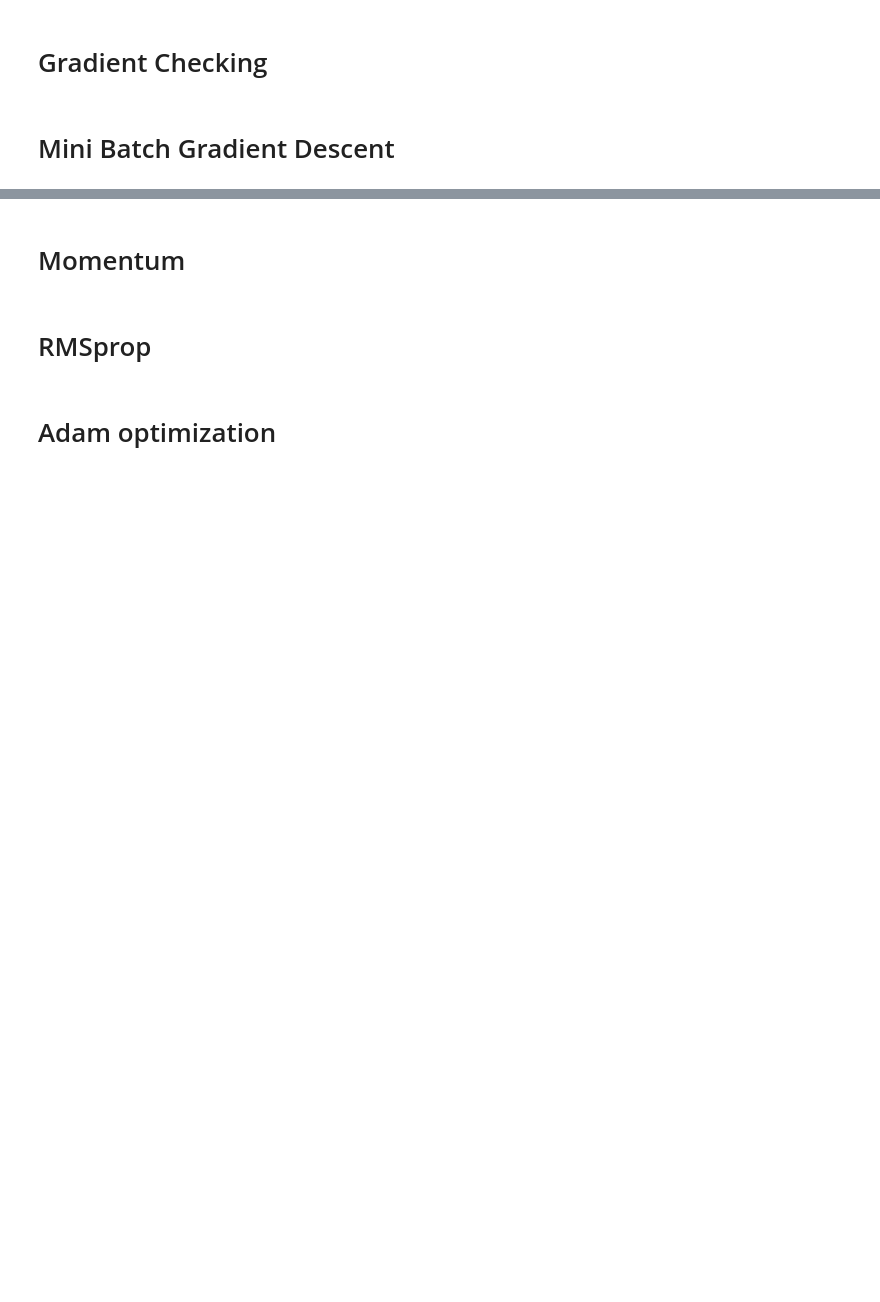
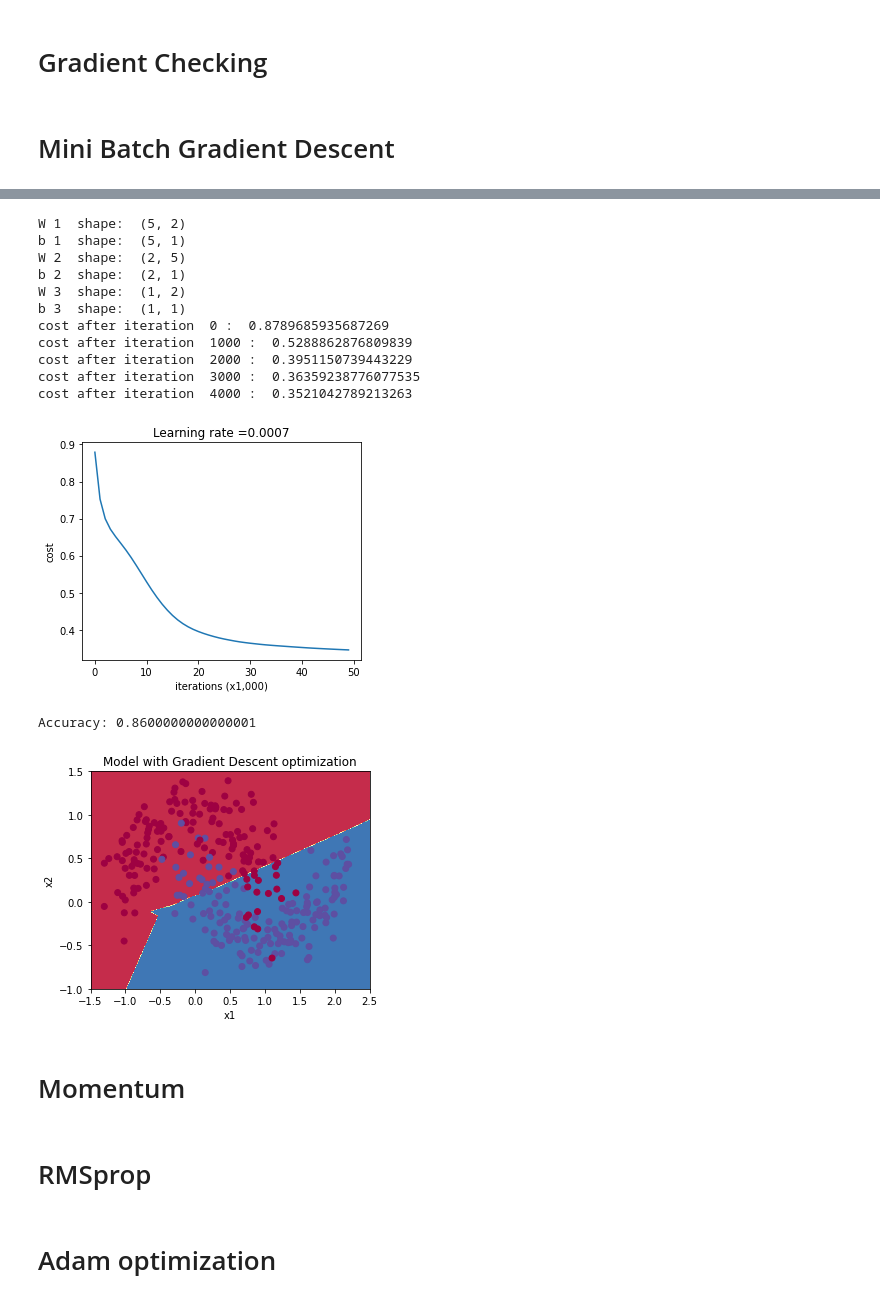
Before and after one commit to hamedrq7/Deep-Learning-Numpy-Practice, a Jupyter notebook: Fully-Connected-Deep-Neural-Network.ipynb, the cells around one changed output, grey strips where cells are left out. Cells and saved outputs as stored; diff of their text form; code cells hidden in the pictures; blank space fills up the shorter version.

Commit message:
added Mini batch

```diff
--- a/Fully-Connected-Deep-Neural-Network.ipynb
+++ b/Fully-Connected-Deep-Neural-Network.ipynb
@@ -1072,3 +1417,34 @@ Accuracy: 0.78
+# %%
+activation_funcs = ["relu", "relu", "sigmoid"]
+layers_dims = [train_X.shape[0], 5, 2, 1]
+dnn = DeepNN(layers_dims, activation_funcs)
+dnn.train(train_X, train_Y, num_iterations = 5000, lr = 0.0007)
+# def train(self, X, Y, num_iterations, lr, mini_batch_size = 1, regularization = "", reg_param = 0, keep_probs = [1], is_debug=False):
+dnn.plot_lr()
+
+predictions = dnn.predict(train_X, train_Y)
+
+# Plot decision boundary
+plt.title("Model with Gradient Descent optimization")
+axes = plt.gca()
+axes.set_xlim([-1.5,2.5])
+axes.set_ylim([-1,1.5])
+plot_decision_boundary(lambda x: predict_dec(dnn, x.T), train_X, train_Y)
+# %% [output]
+W 1  shape:  (5, 2)
+b 1  shape:  (5, 1)
+W 2  shape:  (2, 5)
+b 2  shape:  (2, 1)
+W 3  shape:  (1, 2)
+b 3  shape:  (1, 1)
+cost after iteration  0 :  0.8789685935687269
+cost after iteration  1000 :  0.5288862876809839
+cost after iteration  2000 :  0.3951150739443229
+cost after iteration  3000 :  0.36359238776077535
+cost after iteration  4000 :  0.3521042789213263
+[figure, added]
+Accuracy: 0.8600000000000001
+[figure, added]
 # %% [markdown]
 # Momentum
 # %%
```
Also changed, not shown: parts of 13 cells of this notebook.
